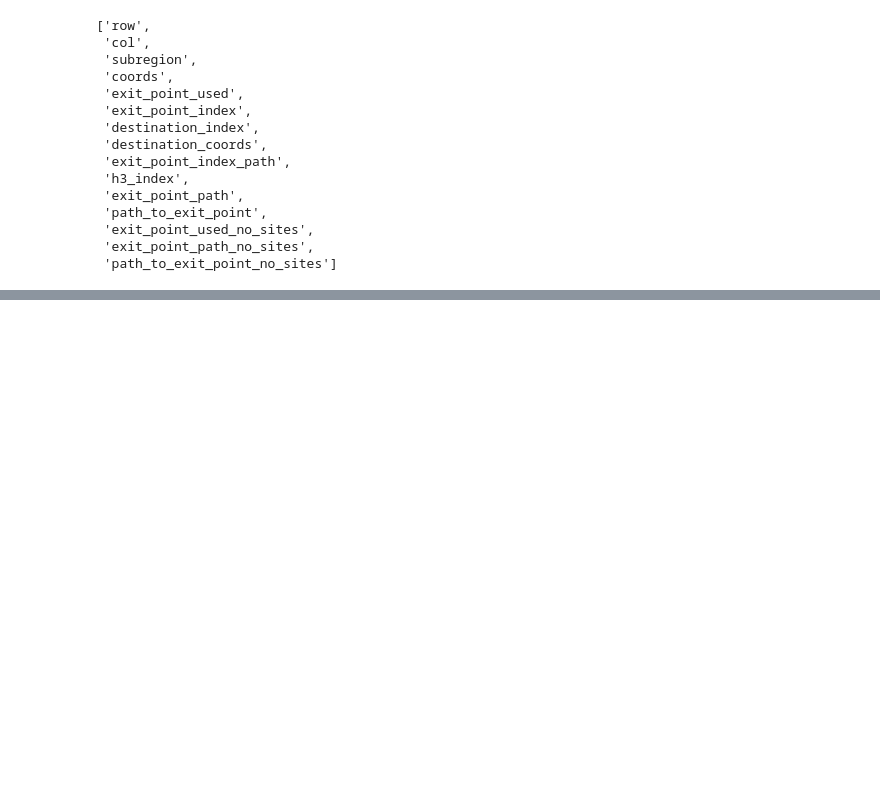
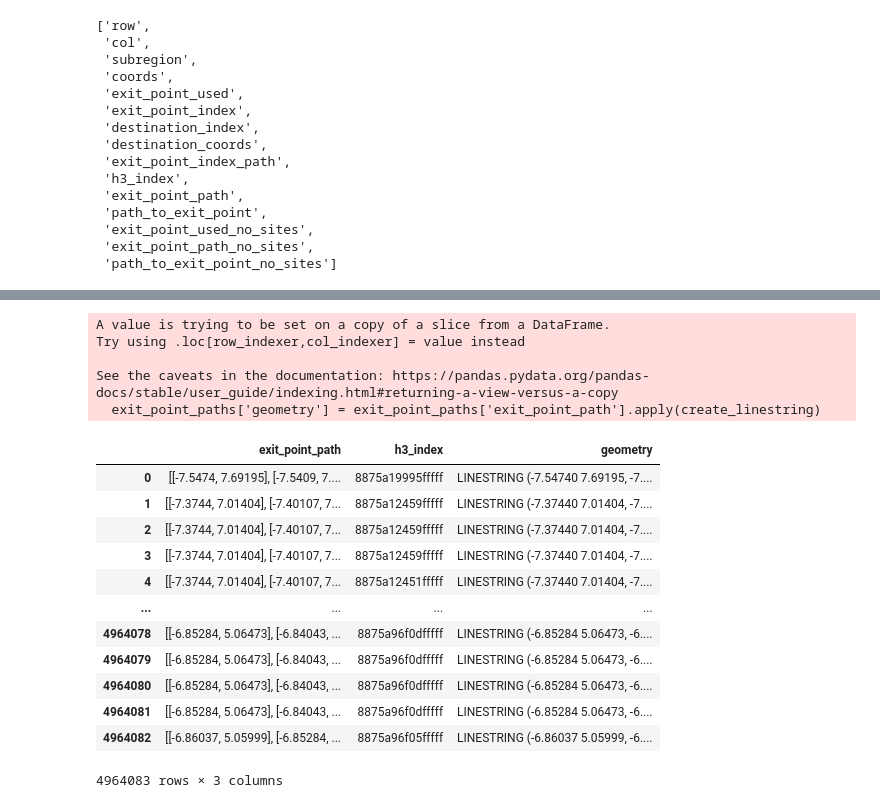
Before and after one commit to bridgestoprosperity/general-data, a Jupyter notebook: notebooks/impact-map-processing/path-processing.ipynb, the cells around one changed output, grey strips where cells are left out. Drawn from its saved outputs; the diff is of its cells as text; code cells hidden in the pictures; blank space fills up the shorter version.

```diff
--- a/notebooks/impact-map-processing/path-processing.ipynb
+++ b/notebooks/impact-map-processing/path-processing.ipynb
@@ -64,6 +171,6 @@ exit_point_paths = civ_path_df[['exit_point_path', 'h3_index']]
 # %%
 # convert exit_point_path to a geodataframe with the exit_point_path as a line string geometry
 exit_point_paths['geometry'] = exit_point_paths['exit_point_path'].apply(
-    lambda x: LineString([Point(coord) for coord in json.loads(x)])
+    lambda x: LineString(x) if len(x) > 1 else Point(x[0])
 )
 # %% [output]
@@ -82,0 +201,46 @@ exit_point_paths['geometry'] = exit_point_paths['exit_point_path'].apply(
+# %%
+def create_linestring(x):
+    if x is None:
+        return None
+
+    try:
+        # If x is a list/array of coordinate pairs
+        if len(x) >= 2:  # Need at least 2 points for a LineString
+            # Convert to list of (x, y) tuples
+            coords = [(point[0], point[1]) for point in x]
+            return LineString(coords)
+        elif len(x) == 1:  # Single point
+            return Point(x[0][0], x[0][1])
+        else:
+            return None
+    except Exception as e:
+        print(f"Error processing: {x}, Error: {e}")
+        return None
+
+# Apply the function to create geometries
+exit_point_paths['geometry'] = exit_point_paths['exit_point_path'].apply(create_linestring)
+
+# Convert to GeoDataFrame
+gdf = pd.GeoDataFrame(exit_point_paths, geometry='geometry')
+# %% [output]
+A value is trying to be set on a copy of a slice from a DataFrame.
+Try using .loc[row_indexer,col_indexer] = value instead
+
+See the caveats in the documentation: https://pandas.pydata.org/pandas-docs/stable/user_guide/indexing.html#returning-a-view-versus-a-copy
+  exit_point_paths['geometry'] = exit_point_paths['exit_point_path'].apply(create_linestring)
+# %%
+gdf
+# %% [output]
+|  | exit_point_path | h3_index | geometry |
+| 0 | [[-7.5474, 7.69195], [-7.5409, 7.... | 8875a19995fffff | LINESTRING (-7.54740 7.69195, -7.... |
+| 1 | [[-7.3744, 7.01404], [-7.40107, 7... | 8875a12459fffff | LINESTRING (-7.37440 7.01404, -7.... |
+| 2 | [[-7.3744, 7.01404], [-7.40107, 7... | 8875a12459fffff | LINESTRING (-7.37440 7.01404, -7.... |
+| 3 | [[-7.3744, 7.01404], [-7.40107, 7... | 8875a12459fffff | LINESTRING (-7.37440 7.01404, -7.... |
+| 4 | [[-7.3744, 7.01404], [-7.40107, 7... | 8875a12451fffff | LINESTRING (-7.37440 7.01404, -7.... |
+| ... | ... | ... | ... |
+| 4964078 | [[-6.85284, 5.06473], [-6.84043, ... | 8875a96f0dfffff | LINESTRING (-6.85284 5.06473, -6.... |
+| 4964079 | [[-6.85284, 5.06473], [-6.84043, ... | 8875a96f0dfffff | LINESTRING (-6.85284 5.06473, -6.... |
+| 4964080 | [[-6.85284, 5.06473], [-6.84043, ... | 8875a96f0dfffff | LINESTRING (-6.85284 5.06473, -6.... |
+| 4964081 | [[-6.85284, 5.06473], [-6.84043, ... | 8875a96f0dfffff | LINESTRING (-6.85284 5.06473, -6.... |
+| 4964082 | [[-6.86037, 5.05999], [-6.85284, ... | 8875a96f05fffff | LINESTRING (-6.86037 5.05999, -6.... |
+4964083 rows × 3 columns
```
Also changed, not shown: parts of 11 cells of this notebook.
